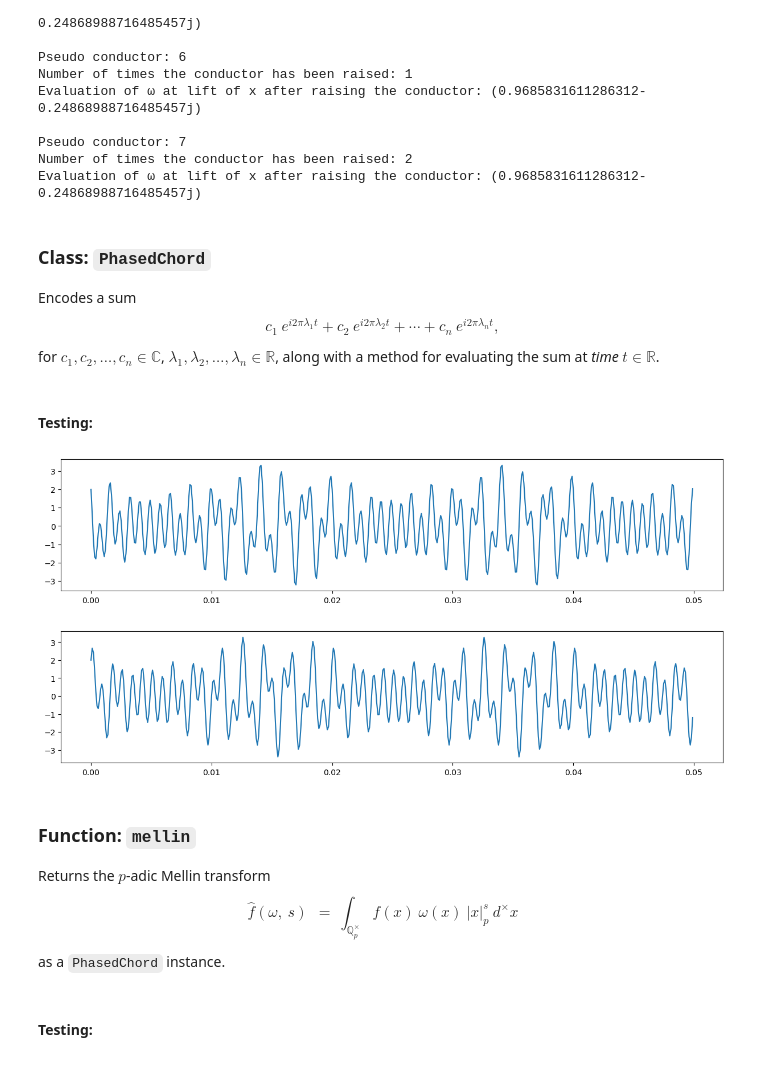
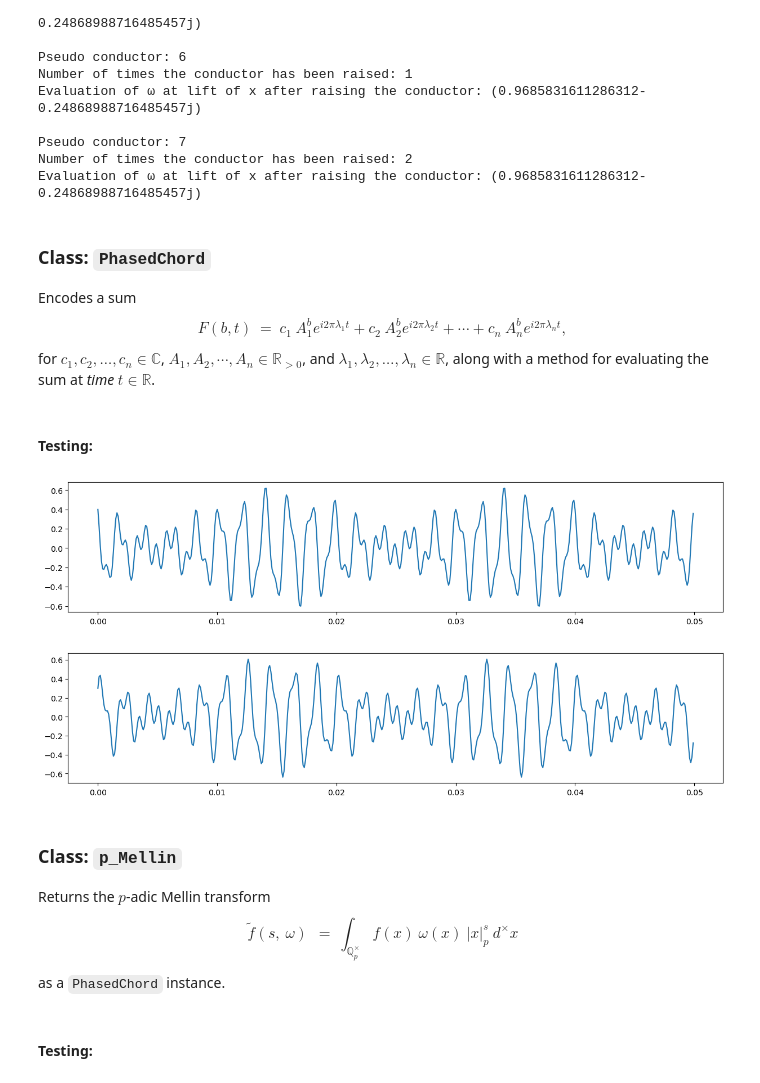
Before and after one commit to TYLERSFOSTER/Tonality_from_Q_p_and_SL_2, a Jupyter notebook: p_adic_signals_for_GL_1.ipynb, the cells around one changed output. Saved outputs shown, nothing was run; the diff lists cells and outputs as text; code cells hidden in the pictures.

```diff
--- a/p_adic_signals_for_GL_1.ipynb
+++ b/p_adic_signals_for_GL_1.ipynb
@@ -555,59 +586,66 @@ Evaluation of ω at lift of x after raising the conductor: (0.9685831611286312-0
 ### Class: `PhasedChord`
 Encodes a sum
     $$
-    c_1\ e^{i2\pi\lambda_1 t}+c_2\ e^{i2\pi\lambda_2 t} +\cdots+c_n\ e^{i2\pi\lambda_n t},
+    F(b, t)\ =\ c_1\ A^{b}_{1}e^{i2\pi\lambda_1 t}+c_2\ A^{b}_{2}e^{i2\pi\lambda_2 t} +\cdots+c_n\ A^{b}_{n}e^{i2\pi\lambda_n t},
     $$
-for $c_1,c_2,\dots,c_n\in\mathbb{C}$, $\lambda_1,\lambda_2,\dots,\lambda_n\in\mathbb{R}$, along with a method for evaluating the sum at *time* $t\in\mathbb{R}$.
+for $c_1,c_2,\dots,c_n\in\mathbb{C}$, $A_1, A_2, \cdots, A_n\in\mathbb{R}_{>0}$, and $\lambda_1,\lambda_2,\dots,\lambda_n\in\mathbb{R}$, along with a method for evaluating the sum at *time* $t\in\mathbb{R}$.
 # %%
 class PhasedChord():
-    def __init__(self, coeff_list, freq_list):
+    def __init__(self, coeff_list, ampl_list, freq_list):
         assert isinstance(coeff_list, list)
         assert all(isinstance(c, complex) for c in coeff_list)
+        assert isinstance(ampl_list, list)
+        assert all(isinstance(A, float) and A >= 0 for A in ampl_list)
         assert isinstance(freq_list, list)
         assert len(coeff_list) == len(freq_list)
         assert all(isinstance(l, float) for l in freq_list)
 
         self.coefficients = coeff_list
+        self.amplitudes = ampl_list
         self.frequencies = freq_list
 
         self.term_count = len(self.coefficients)
 
-    def eval(self, t):
+    def eval(self, b, t):
         assert isinstance(t, float)
 
         I = complex(0,1)
         c = self.coefficients
+        A = self.amplitudes
         l = self.frequencies
         n = self.term_count
 
-        term_list = [c[k] * np.exp(I*2*np.pi*l[k] * t) for k in range(n)]
+        term_list = [c[k] * A[k]**b * np.exp(I*2*np.pi*l[k] * t) for k in range(n)]
         output = sum(term_list)
 
         return output
 # %% [markdown]
 #### Testing:
 # %%
-chord = PhasedChord([complex(1, 0), complex(0,1), complex(1,1)], [500., 550., 1200.])
+c_ = [complex(1, 0), complex(0,1), complex(1,1)]
+A_ = [.3, .2, .1]
+l_ = [500., 550., 1200.]
+chord = PhasedChord(c_, A_, l_)
 
 T = [.0001*j for j in range(500)]
-X = [chord.eval(t).real for t in T]
-Y = [chord.eval(t).imag for t in T]
+X = [chord.eval(1, t).real for t in T]
+Y = [chord.eval(1, t).imag for t in T]
 
 plt.figure(figsize=(15,3))
 plt.plot(T, X)
 plt.show()
 
 plt.figure(figsize=(15,3))
 plt.plot(T, Y)
 plt.show()
 # %% [output]
-[figure, old version]
+[figure, new version]
-[figure, old version]
+[figure, new version]
 # %% [markdown]
-### Function: `mellin`
+### Class: `p_Mellin`
 Returns the $p$-adic Mellin transform
     $$
-    \widehat{f}\!(\omega,\ s)
+    \widetilde{f}\!\!(s,\ \omega)
     \ \ =\
     \int_{\mathbb{Q}^{\times}_{p}}\!\!f(x)\ \omega(x)\ |x|^{s}_{p}\ d^\times\! x
     $$
```
Also changed, not shown: parts of 5 cells of this notebook.
